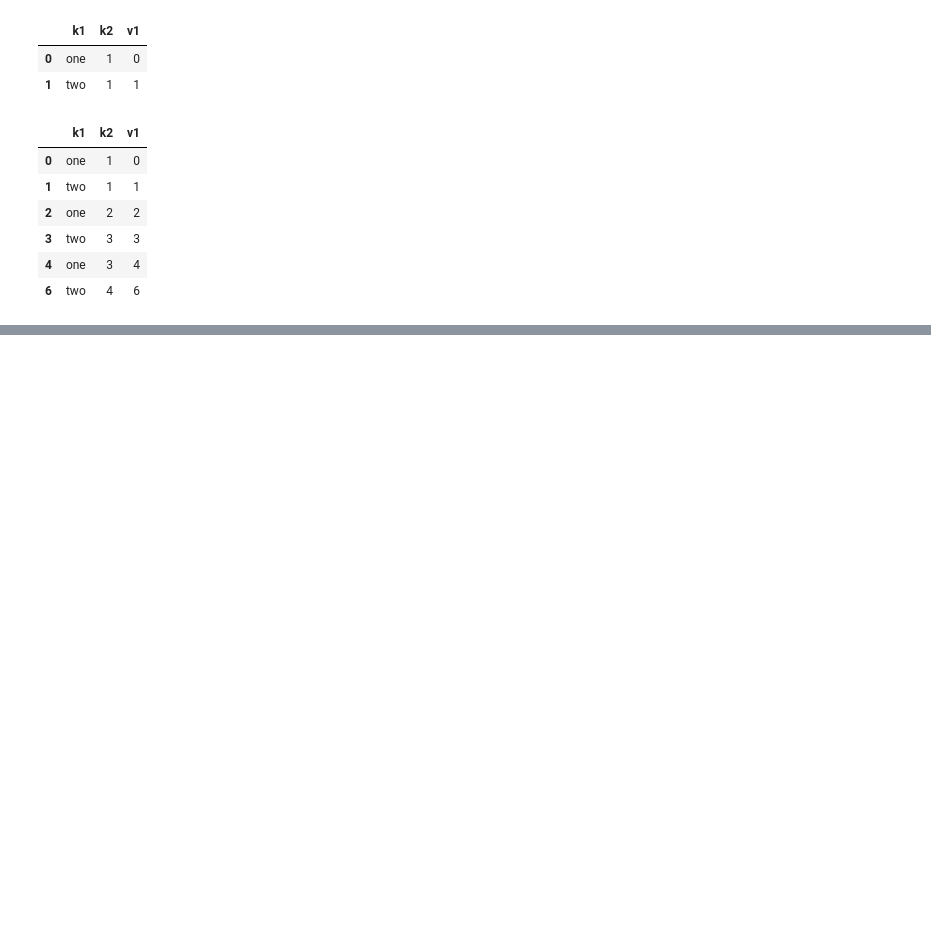
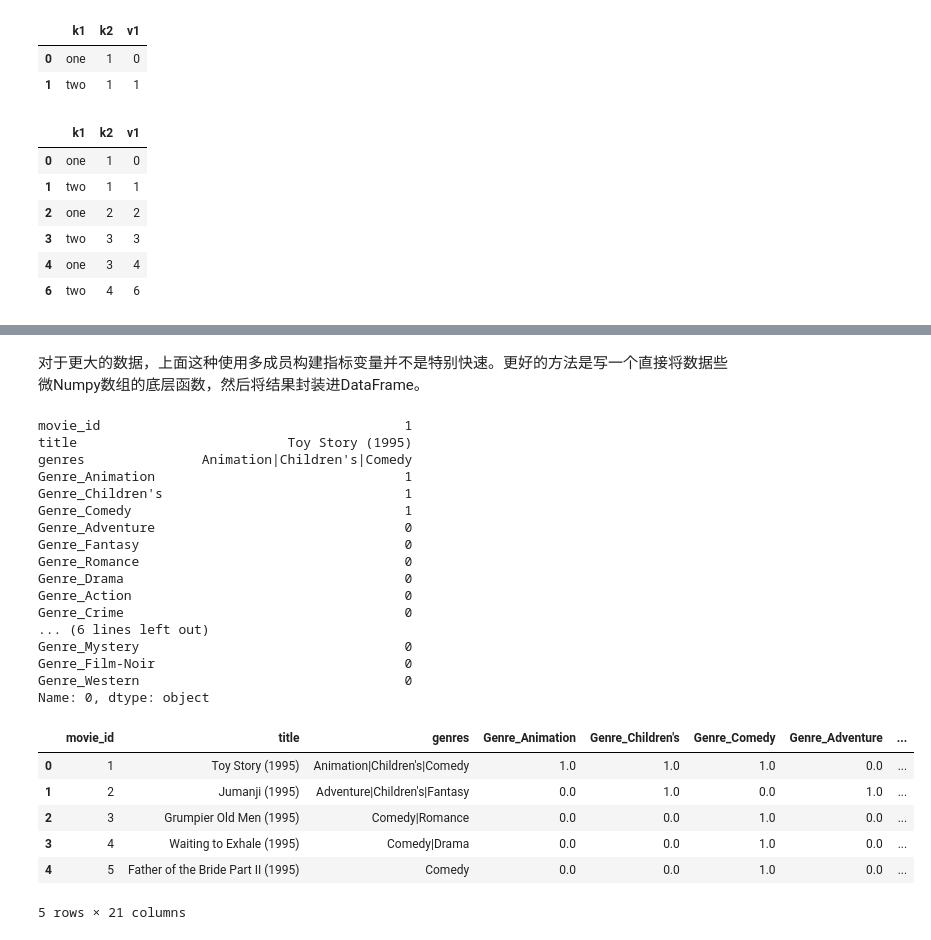
Before and after one commit to pengchenghu428/pydata-book-mytest, a Jupyter notebook: ch07.ipynb, the cells around one changed output, grey strips where cells are left out. Cells and saved outputs as stored; diff of their text form; code cells hidden in the pictures; blank space fills up the shorter version.

```diff
--- a/ch07.ipynb
+++ b/ch07.ipynb
@@ -280,0 +617,24 @@ data.drop_duplicates(['k1', 'k2'], keep='last')
+# %%
+# 一行输入多个类别
+mnames = ['movie_id', 'title', 'genres']
+# header默认 列名为第一行，如果没有需要指定或自动分配
+movies = pd.read_table('datasets/movielens/movies.dat', sep='::',header=None, names=mnames, engine='python')
+print(movies.head())
+
+# 为每个电影流派添加指标变量
+# 首先从数据集中提取有不同的流派列表
+all_genres = []
+for x in movies.genres:
+    all_genres.extend(x.split('|'))
+genres = pd.unique(all_genres)   # 去除重复
+print(genres)
+
+zeros_matrix = np.zeros((len(movies), len(genres)))
+dummies = pd.DataFrame(zeros_matrix, columns=genres)
+# 遍历每一部电影，将dummies每一行的条目设置为1
+for i, gen in enumerate(movies.genres):
+    indices = dummies.columns.get_indexer(gen.split('|'))
+    dummies.iloc[i, indices] = 1
+
+movies_windic = movies.join(dummies.add_prefix('Genre_'))
+print(movies_windic.iloc[0])
@@ -280,0 +659,38 @@ data.drop_duplicates(['k1', 'k2'], keep='last')
+# %% [markdown]
+对于更大的数据，上面这种使用多成员构建指标变量并不是特别快速。更好的方法是写一个直接将数据些微Numpy数组的底层函数，然后将结果封装进DataFrame。
+# %%
+dummies = np.zeros((len(movies), len(genres)))
+# genres = genres.tolist()
+for i, gen in enumerate(movies.genres):
+    indices = [genres.index(value) for value in gen.split('|') ]
+    dummies[i, indices] = 1
+
+dummies = pd.DataFrame(dummies, columns=genres)
+movies_windic = movies.join(dummies.add_prefix('Genre_'))
+print(movies_windic.iloc[0])
+movies_windic.head()
+# %% [output]
+movie_id                                       1
+title                           Toy Story (1995)
+genres               Animation|Children's|Comedy
+Genre_Animation                                1
+Genre_Children's                               1
+Genre_Comedy                                   1
+Genre_Adventure                                0
+Genre_Fantasy                                  0
+Genre_Romance                                  0
+Genre_Drama                                    0
+Genre_Action                                   0
+Genre_Crime                                    0
+... (6 lines left out)
+Genre_Mystery                                  0
+Genre_Film-Noir                                0
+Genre_Western                                  0
+Name: 0, dtype: object
+|  | movie_id | title | genres | Genre_Animation | Genre_Children's | Genre_Comedy | Genre_Adventure | ... |
+| 0 | 1 | Toy Story (1995) | Animation|Children's|Comedy | 1.0 | 1.0 | 1.0 | 0.0 | ... |
+| 1 | 2 | Jumanji (1995) | Adventure|Children's|Fantasy | 0.0 | 1.0 | 0.0 | 1.0 | ... |
+| 2 | 3 | Grumpier Old Men (1995) | Comedy|Romance | 0.0 | 0.0 | 1.0 | 0.0 | ... |
+| 3 | 4 | Waiting to Exhale (1995) | Comedy|Drama | 0.0 | 0.0 | 1.0 | 0.0 | ... |
+| 4 | 5 | Father of the Bride Part II (1995) | Comedy | 0.0 | 0.0 | 1.0 | 0.0 | ... |
+5 rows × 21 columns
```
Also changed, not shown: parts of 74 cells of this notebook.
